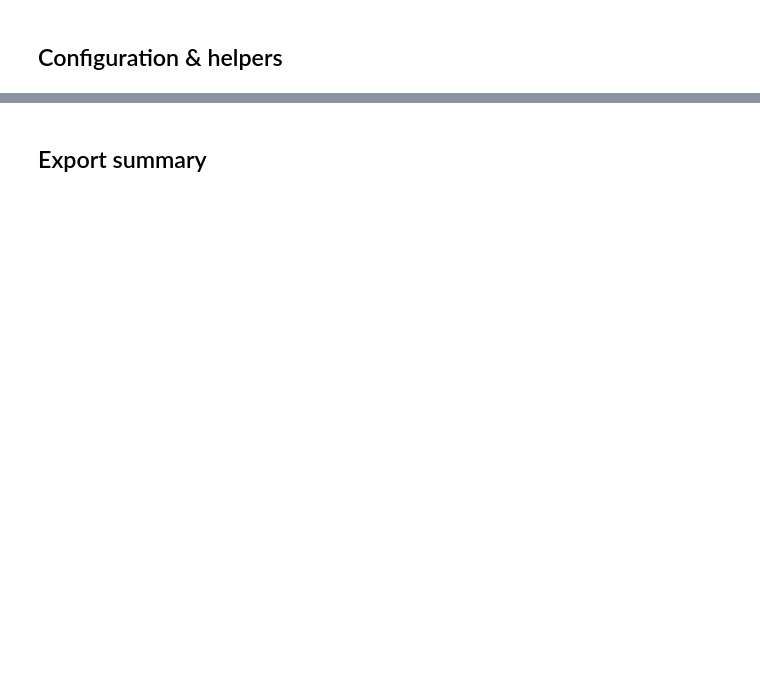
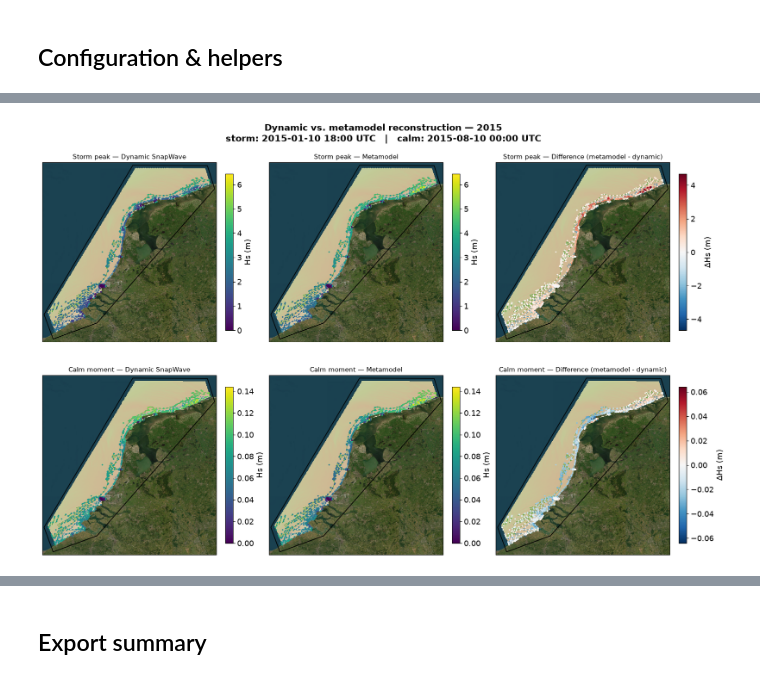
Before and after one commit to GeoOcean/HyGloW, a Jupyter notebook: Netherlands/12_Final_Plots.ipynb, the cells around one changed output, grey strips where cells are left out. Saved outputs shown, nothing was run; the diff lists cells and outputs as text; code cells hidden in the pictures; blank space fills up the shorter version.

```diff
--- a/Netherlands/12_Final_Plots.ipynb
+++ b/Netherlands/12_Final_Plots.ipynb
@@ -492,0 +438,92 @@ save_fig(fig, "fig02_offshore_partitions_ts")
+# %%
+apply_slide_style()
+
+storm_moment = pick_storm_peak_time(buoy_goal, period_=comparison_period)
+calm_moment = pick_calm_time(buoy_goal, period_=comparison_period)
+row_specs = [
+    ("Storm peak", storm_moment, storm_moment.strftime("%Y-%m-%d")),
+    ("Calm moment", calm_moment, calm_moment.strftime("%Y-%m-%d")),
+]
+for label, moment, day in row_specs:
+    print(f"{label}: {moment}  (reconstructing day {day})")
+
+# Same inner-join-on-shared-sites alignment 09_Validate_Linear_Summation.ipynb
+# uses via val.compare() — reused directly rather than re-implementing it.
+# Only the single day containing each moment is reconstructed (not the whole
+# comparison_period) — same affordability reasoning as Fig 4's spectra
+# network: per-goal model loading dominates the cost, not the number of
+# reconstructed timesteps, so a 24-hour window keeps this a notebook-scale
+# call instead of a batch job.
+fig, axes = plt.subplots(
+    2,
+    3,
+    figsize=(16.0, 10.5),
+    constrained_layout=True,
+    subplot_kw={"projection": ccrs.PlateCarree()},
+)
+lon = lat = None
+
+for row, (row_label, moment, day) in enumerate(row_specs):
+    metamodel_day = mm.reconstruct(
+        day,
+        mda_n,
+        spectral=False,
+        offshore_name=offshore_name,
+        sites=None,
+        pca_variance=pca_variance,
+        workers=4,
+        save_spectra=False,
+    )
+    dynamic_day = xr.open_dataset(dynamic_path).sel(time=day).load()
+    metamodel_aligned, dynamic_aligned = val.align_pair(metamodel_day, dynamic_day)
+    if lon is None:
+        lon = metamodel_aligned.site_longitude.values
+        lat = metamodel_aligned.site_latitude.values
+        print(f"Comparison sites: {metamodel_aligned.sizes['sites']} (isobath + buoy)")
+
+    dyn_hs = dynamic_aligned["hs"].sel(time=moment, method="nearest").values
+    meta_hs = metamodel_aligned["hs"].sel(time=moment, method="nearest").values
+    diff = meta_hs - dyn_hs
+    vmax = float(np.nanmax([dyn_hs, meta_hs]))
+    diff_abs = float(np.nanmax(np.abs(diff))) or 1.0
+
+    panels = [
+        (dyn_hs, "Dynamic SnapWave", "viridis", 0.0, vmax),
+        (meta_hs, "Metamodel", "viridis", 0.0, vmax),
+        (diff, "Difference (metamodel - dynamic)", "RdBu_r", -diff_abs, diff_abs),
+    ]
+    for col, (values, title, cmap, vmin, vc) in enumerate(panels):
+        ax = axes[row, col]
+        cp.plot_base_map(
+            ax=ax,
+            title=None,
+            show_satellite=True,
+            show_topobathy=True,
+            show_isobaths=True,
+            show_aoi=True,
+        )
+        sc = ax.scatter(
+            lon,
+            lat,
+            c=values,
+            cmap=cmap,
+            vmin=vmin,
+            vmax=vc,
+            s=6,
+            linewidths=0,
+            zorder=4,
+        )
+        fig.colorbar(sc, ax=ax, shrink=0.75, label="Hs (m)" if col < 2 else "ΔHs (m)")
+        ax.set_title(f"{row_label} — {title}", fontsize=11)
+        ax.set_xlabel("")
+        ax.set_ylabel("")
+
+fig.suptitle(
+    f"Dynamic vs. metamodel reconstruction — {comparison_period}\n"
+    f"storm: {storm_moment:%Y-%m-%d %H:%M} UTC   |   calm: {calm_moment:%Y-%m-%d %H:%M} UTC",
+    fontsize=15,
+    fontweight="bold",
+)
+
+save_fig(fig, "fig02_map_comparison")
+# %% [output]
@@ -492,0 +533 @@ save_fig(fig, "fig02_offshore_partitions_ts")
+[figure, added]
```
Also changed, not shown: parts of 29 cells of this notebook, 6 other files.
